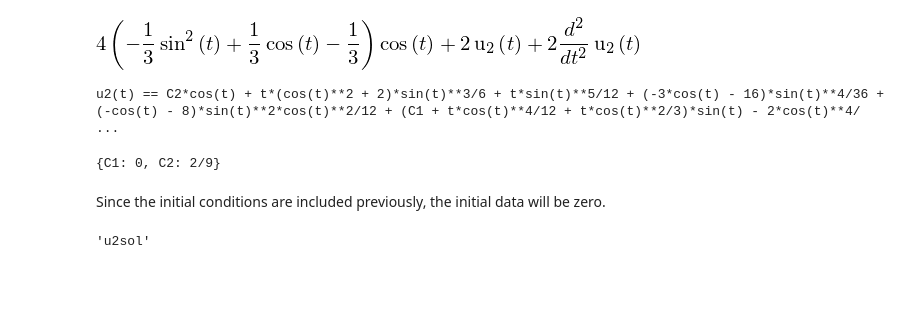
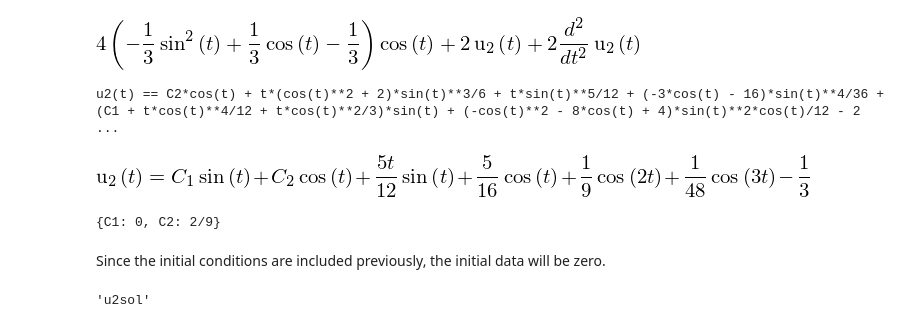
Before and after one commit to woonchin/MyPythonNote, a Jupyter notebook: mysingular.ipynb, the cells around one changed output. Cells and saved outputs as stored; diff of their text form; code cells hidden in the pictures; blank space fills up the shorter version.

```diff
--- a/mysingular.ipynb
+++ b/mysingular.ipynb
@@ -124,8 +126,10 @@ display(eqp2n)
 # %%
 u2s=dsolve(eqp2n,u2(t))
 print u2s
+display(trigsimp(u2s))
 # %% [output]
-u2(t) == C2*cos(t) + t*(cos(t)**2 + 2)*sin(t)**3/6 + t*sin(t)**5/12 + (-3*cos(t) - 16)*sin(t)**4/36 + (-cos(t) - 8)*sin(t)**2*cos(t)**2/12 + (C1 + t*cos(t)**4/12 + t*cos(t)**2/3)*sin(t) - 2*cos(t)**4/ ...
+u2(t) == C2*cos(t) + t*(cos(t)**2 + 2)*sin(t)**3/6 + t*sin(t)**5/12 + (-3*cos(t) - 16)*sin(t)**4/36 + (C1 + t*cos(t)**4/12 + t*cos(t)**2/3)*sin(t) + (-cos(t)**2 - 8*cos(t) + 4)*sin(t)**2*cos(t)/12 - 2 ...
+[figure, added]
 # %%
 u2g = C2*cos(t) + t*(cos(t)**2 + 2)*sin(t)**3/6 + t*sin(t)**5/12 + (-3*cos(t) - 16)*sin(t)**4/36 + (-cos(t) - 8)*sin(t)**2*cos(t)**2/12 + (C1 + t*cos(t)**4/12 + t*cos(t)**2/3)*sin(t) - 2*cos(t)**4/9
 coef=solve([Eq(u2g.subs(t,0),0),Eq(diff(u2g,t).subs(t,0),0)],[C1,C2])
```
Also changed, not shown: parts of 30 cells of this notebook.
